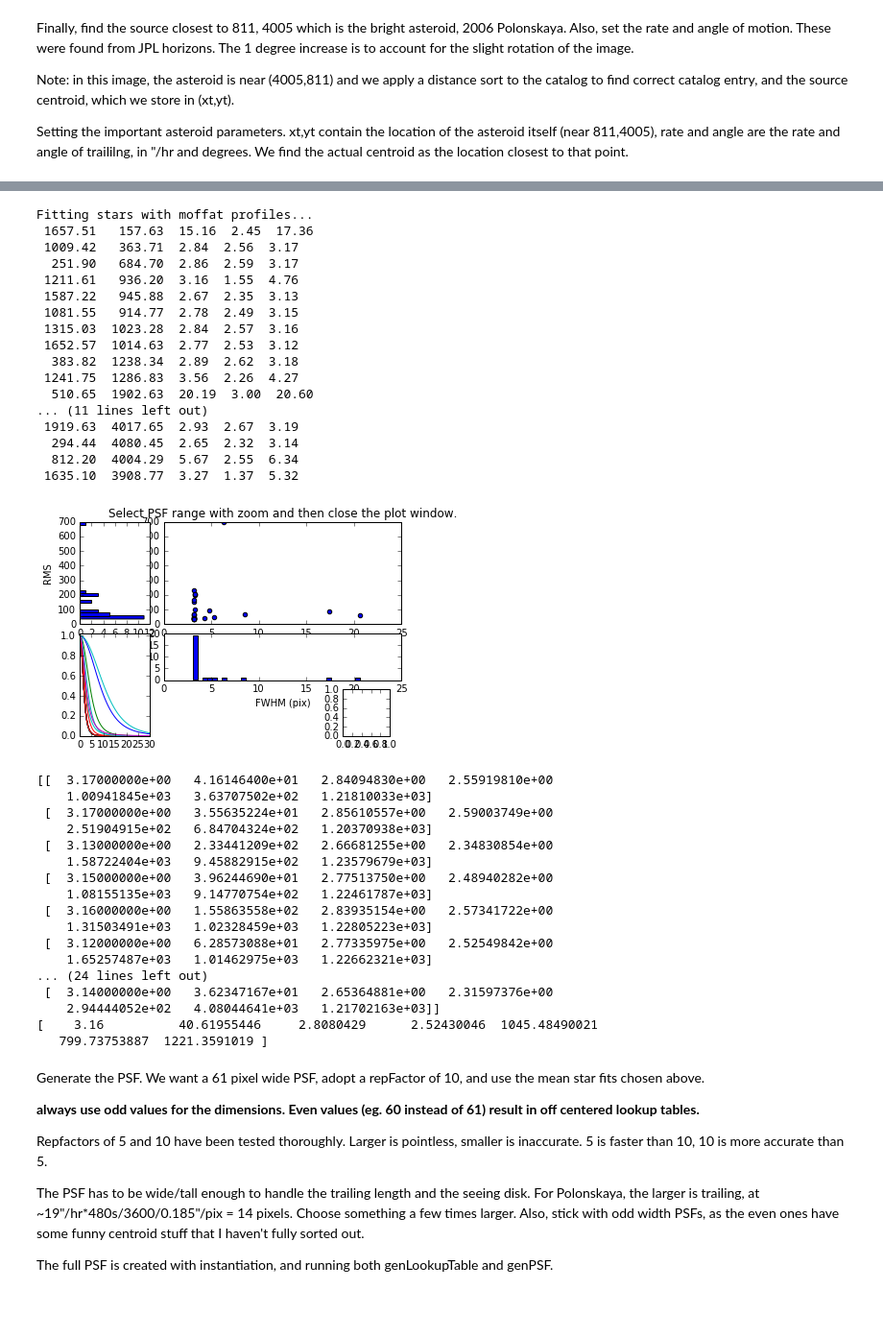
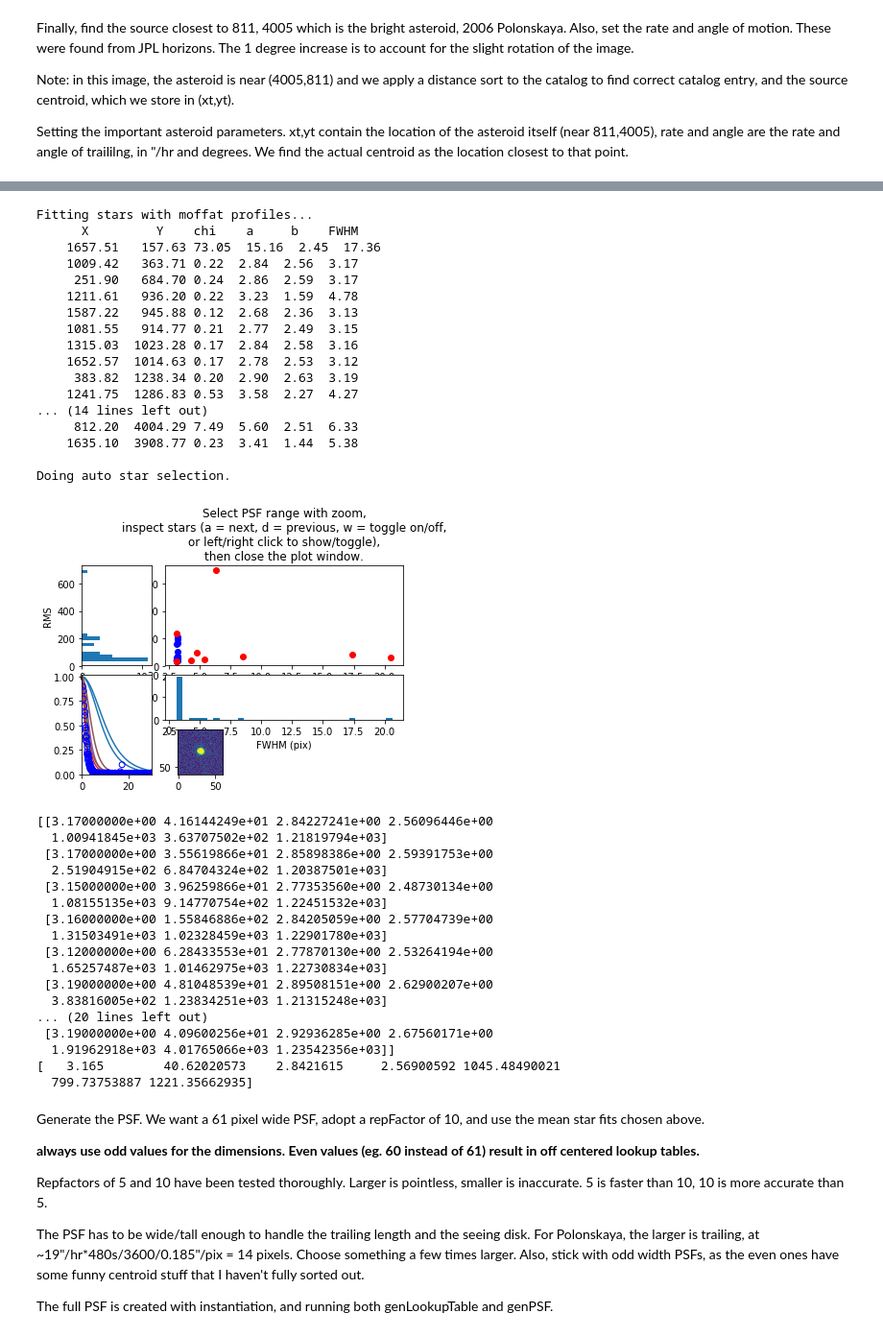
Before and after one commit to fraserw/trippy, a Jupyter notebook: tutorial/trippytutorial.ipynb, the cells around one changed output, grey strips where cells are left out. Shown: that part at 96% size. Saved outputs shown, nothing was run; the diff lists cells and outputs as text; code cells hidden in the pictures; blank space fills up the shorter version.

```diff
--- a/tutorial/trippytutorial.ipynb
+++ b/tutorial/trippytutorial.ipynb
@@ -130,46 +136,46 @@ The array goodMeds is just the median of goodFits, and provides the median moffa
 # %%
 starChooser=psfStarChooser.starChooser(data,
                                        catalog['XWIN_IMAGE'],catalog['YWIN_IMAGE'],
                                        catalog['FLUX_AUTO'],catalog['FLUXERR_AUTO'])
-(goodFits,goodMeds,goodSTDs)=starChooser(30,200,noVisualSelection=False,autoTrim=True)
-print goodFits
-print goodMeds
+(goodFits,goodMeds,goodSTDs) = starChooser(30,200,noVisualSelection=False,autoTrim=True, bgRadius=15, ftol=1.49012e-08)
+print(goodFits)
+print(goodMeds)
 # %% [output]
 Fitting stars with moffat profiles...
- 1657.51   157.63  15.16  2.45  17.36
- 1009.42   363.71  2.84  2.56  3.17
-  251.90   684.70  2.86  2.59  3.17
- 1211.61   936.20  3.16  1.55  4.76
- 1587.22   945.88  2.67  2.35  3.13
- 1081.55   914.77  2.78  2.49  3.15
- 1315.03  1023.28  2.84  2.57  3.16
- 1652.57  1014.63  2.77  2.53  3.12
-  383.82  1238.34  2.89  2.62  3.18
- 1241.75  1286.83  3.56  2.26  4.27
-  510.65  1902.63  20.19  3.00  20.60
-... (11 lines left out)
- 1919.63  4017.65  2.93  2.67  3.19
-  294.44  4080.45  2.65  2.32  3.14
-  812.20  4004.29  5.67  2.55  6.34
- 1635.10  3908.77  3.27  1.37  5.32
+      X         Y    chi    a     b    FWHM
+    1657.51   157.63 73.05  15.16  2.45  17.36
+    1009.42   363.71 0.22  2.84  2.56  3.17
+     251.90   684.70 0.24  2.86  2.59  3.17
+    1211.61   936.20 0.22  3.23  1.59  4.78
+    1587.22   945.88 0.12  2.68  2.36  3.13
+    1081.55   914.77 0.21  2.77  2.49  3.15
+    1315.03  1023.28 0.17  2.84  2.58  3.16
+    1652.57  1014.63 0.17  2.78  2.53  3.12
+     383.82  1238.34 0.20  2.90  2.63  3.19
+    1241.75  1286.83 0.53  3.58  2.27  4.27
+... (14 lines left out)
+     812.20  4004.29 7.49  5.60  2.51  6.33
+    1635.10  3908.77 0.23  3.41  1.44  5.38
+
+Doing auto star selection.
-[figure, old version]
+[figure, new version]
-[[  3.17000000e+00   4.16146400e+01   2.84094830e+00   2.55919810e+00
-    1.00941845e+03   3.63707502e+02   1.21810033e+03]
- [  3.17000000e+00   3.55635224e+01   2.85610557e+00   2.59003749e+00
-    2.51904915e+02   6.84704324e+02   1.20370938e+03]
- [  3.13000000e+00   2.33441209e+02   2.66681255e+00   2.34830854e+00
-    1.58722404e+03   9.45882915e+02   1.23579679e+03]
- [  3.15000000e+00   3.96244690e+01   2.77513750e+00   2.48940282e+00
-    1.08155135e+03   9.14770754e+02   1.22461787e+03]
- [  3.16000000e+00   1.55863558e+02   2.83935154e+00   2.57341722e+00
-    1.31503491e+03   1.02328459e+03   1.22805223e+03]
- [  3.12000000e+00   6.28573088e+01   2.77335975e+00   2.52549842e+00
-    1.65257487e+03   1.01462975e+03   1.22662321e+03]
-... (24 lines left out)
- [  3.14000000e+00   3.62347167e+01   2.65364881e+00   2.31597376e+00
-    2.94444052e+02   4.08044641e+03   1.21702163e+03]]
-[    3.16          40.61955446     2.8080429      2.52430046  1045.48490021
-   799.73753887  1221.3591019 ]
+[[3.17000000e+00 4.16144249e+01 2.84227241e+00 2.56096446e+00
+  1.00941845e+03 3.63707502e+02 1.21819794e+03]
+ [3.17000000e+00 3.55619866e+01 2.85898386e+00 2.59391753e+00
+  2.51904915e+02 6.84704324e+02 1.20387501e+03]
+ [3.15000000e+00 3.96259866e+01 2.77353560e+00 2.48730134e+00
+  1.08155135e+03 9.14770754e+02 1.22451532e+03]
+ [3.16000000e+00 1.55846886e+02 2.84205059e+00 2.57704739e+00
+  1.31503491e+03 1.02328459e+03 1.22901780e+03]
+ [3.12000000e+00 6.28433553e+01 2.77870130e+00 2.53264194e+00
+  1.65257487e+03 1.01462975e+03 1.22730834e+03]
+ [3.19000000e+00 4.81048539e+01 2.89508151e+00 2.62900207e+00
+  3.83816005e+02 1.23834251e+03 1.21315248e+03]
+... (20 lines left out)
+ [3.19000000e+00 4.09600256e+01 2.92936285e+00 2.67560171e+00
+  1.91962918e+03 4.01765066e+03 1.23542356e+03]]
+[   3.165        40.62020573    2.8421615     2.56900592 1045.48490021
+  799.73753887 1221.35662935]
 # %% [markdown]
 Generate the PSF. We want a 61 pixel wide PSF, adopt a repFactor of 10, and use the mean star fits chosen above.
 
```
Also changed, not shown: parts of 24 cells of this notebook, 1 other file.
